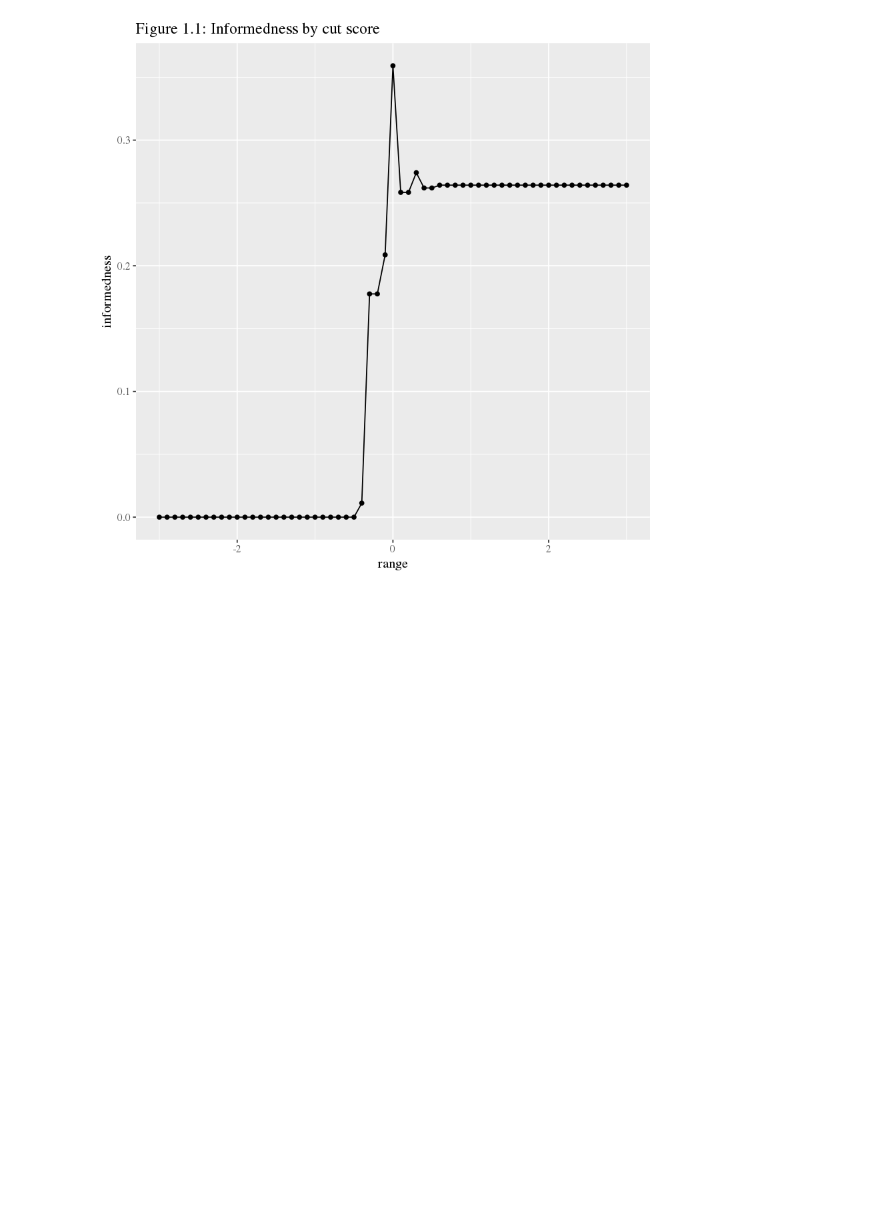
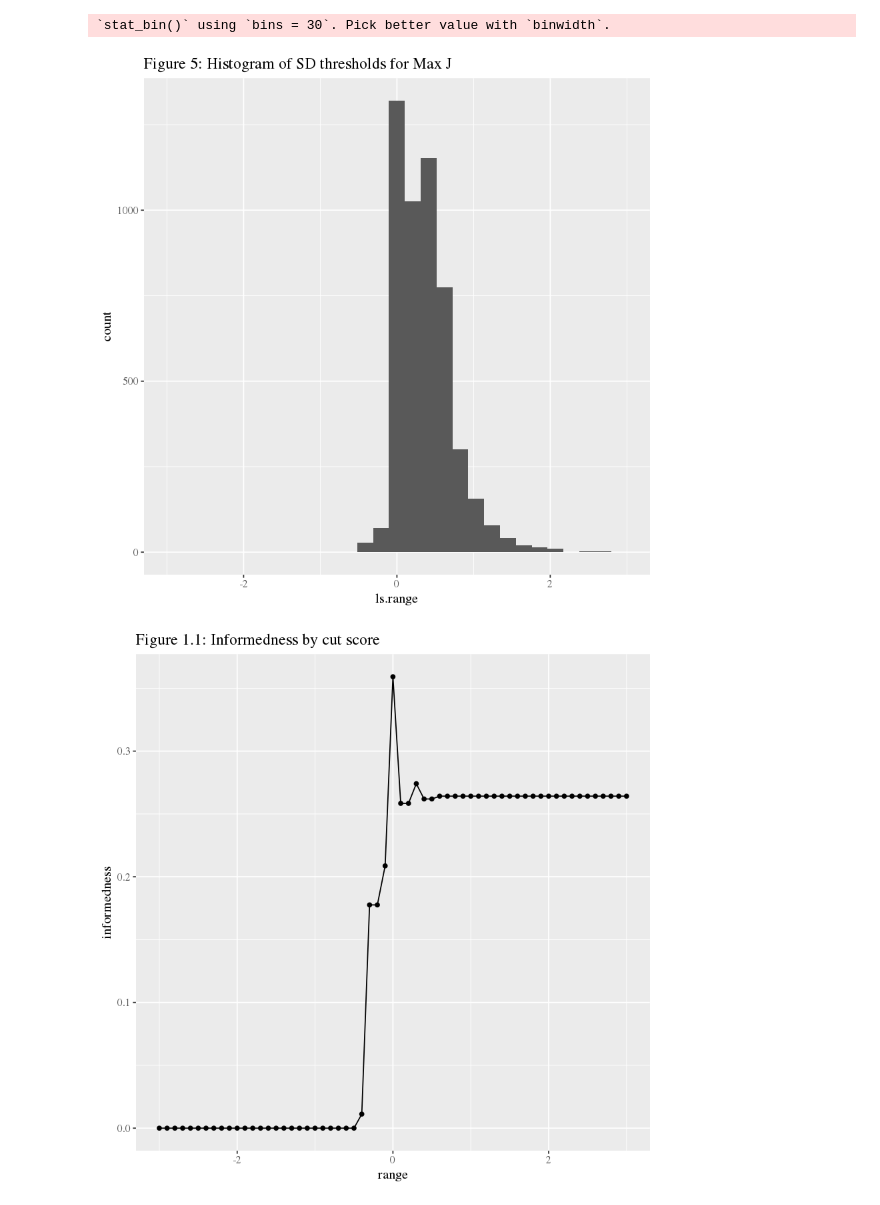
Before and after one commit to ryentes/dissertation, a Jupyter notebook: rdydiss-rq1.ipynb, the cells around one changed output. Cells and saved outputs as stored; diff of their text form; code cells hidden in the pictures; blank space fills up the shorter version.

```diff
--- a/rdydiss-rq1.ipynb
+++ b/rdydiss-rq1.ipynb
@@ -3,18 +4,18 @@ library(rdydisstools)
 loadpackages(c('doParallel', 'foreach', 'logging', 'glue', 'grid', 'gridExtra', 'dplyr', 'ggplot2'))
 nDatasets <- 5000
 # %%
-registerDoParallel(24)
+registerDoParallel(72)
 maxJ <- foreach(i=1:nDatasets, .verbose=FALSE) %dopar% {
-    addHandler(writeToFile, file=glue::glue('~/dissertation/logs/rq1/sim{i}.log'), level='INFO')
+    addHandler(writeToFile, file=glue::glue('~/notebooks/dissertation/logs/rq1/sim{i}.log'), level='INFO')
     logstring <- glue::glue('dis.rq1.{i}')
 
-    datasetstring <- glue::glue("data/simsample{i}.RData")
+    datasetstring <- glue::glue("~/notebooks/dissertation/data/simsample{i}.RData")
     logging::loginfo(glue::glue('dataset loaded from data/simsample{i}'), logger=logstring)
 
     load(datasetstring)
     logging::loginfo(glue::glue('dataframe has been loaded from: {datasetstring}'), logger=logstring)
 
-    hexkey <- read.csv('sourcedata/hexkey.csv', header=FALSE)[1:100]
+    hexkey <- read.csv('~/notebooks/dissertation/sourcedata/hexkey.csv', header=FALSE)[1:100]
     hexkey <- which(hexkey==-1)
     logging::loginfo(glue::glue('hexaco key has been loaded for reverse coding'), logger=logstring)
 
@@ -37,11 +38,11 @@ maxJ <- foreach(i=1:nDatasets, .verbose=FALSE) %dopar% {
     mdMaxJ <- maxLookup(md$informedness)
     logging::loginfo(glue::glue('mdMaxJ is {mdMaxJ}'), logger=logstring)
 
-    save(ls, file=glue::glue('artifacts/rq1/ls/sim{i}.RData'))
-    save(eo, file=glue::glue('artifacts/rq1/eo/sim{i}.RData'))
-    save(md, file=glue::glue('artifacts/rq1/md/sim{i}.RData'))
+    save(ls, file=glue::glue('~/notebooks/dissertation/artifacts/rq1/ls/sim{i}.RData'))
+    save(eo, file=glue::glue('~/notebooks/dissertation/artifacts/rq1/eo/sim{i}.RData'))
+    save(md, file=glue::glue('~/notebooks/dissertation/artifacts/rq1/md/sim{i}.RData'))
 
     cbind.data.frame(ls=lsMaxJ, eo=eoMaxJ, md=mdMaxJ)
 } %>% do.call("rbind.data.frame", .)
 
-save(maxJ, file='artifacts/rq1/maxJ.RData')
+save(maxJ, file='~/notebooks/dissertation/artifacts/rq1/maxJ.RData')
@@ -51,3 +49,12 @@ ERROR: Error: `expr` must quote a symbol, scalar, or call
+# %%
+load(file='~/notebooks/dissertation/artifacts/rq1/maxJ.RData')
+maxJ %>% ggplot(aes(x=ls.range)) + geom_histogram(aes(y=stat(count))) +
+    ggtitle(glue::glue('Figure 5: Histogram of SD thresholds for Max J')) +
+    xlim(c(-3,3)) +
+    theme(legend.position="bottom", text=element_text(family="Times New Roman", size=12))
+# %% [output]
+`stat_bin()` using `bins = 30`. Pick better value with `binwidth`.
+[figure, added]
 # %%
 i <- 1
 datasetstring <- glue::glue("data/simsample{i}.RData")
```
Also changed, not shown: parts of 4 cells of this notebook, 1 other file.
